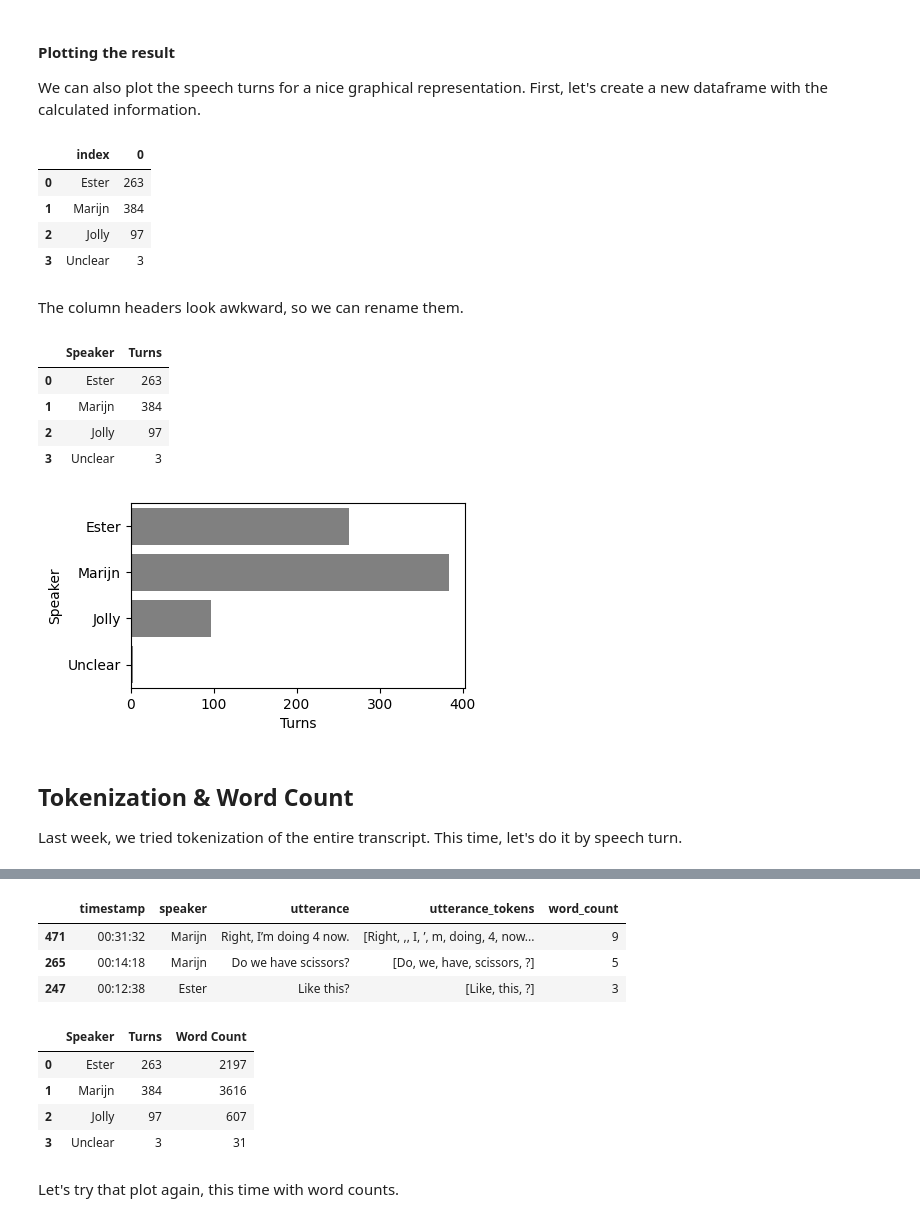
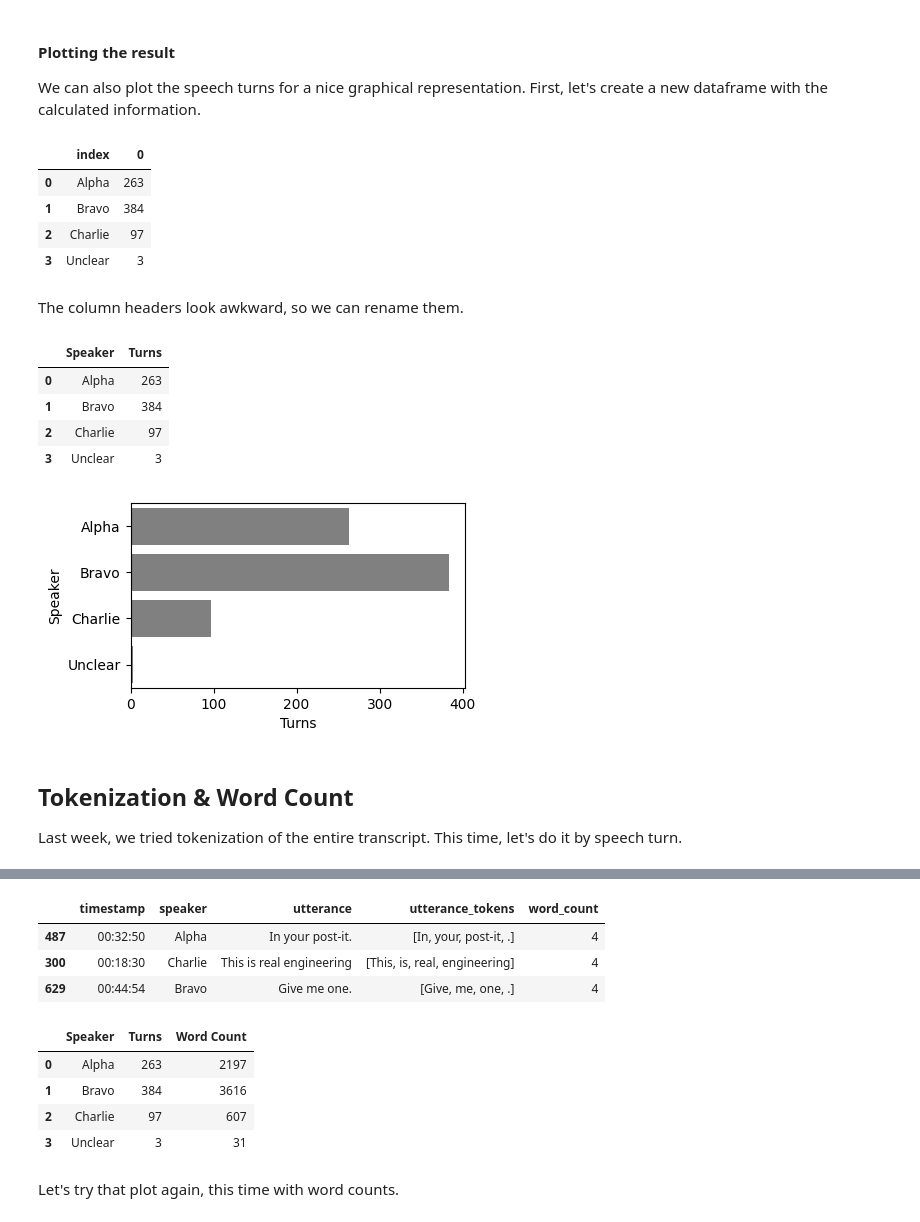
Before and after one commit to senthilchandrasegaran/id5138-comptext, a Jupyter notebook: 03-reading-transcript-files.ipynb, the cells around one changed output, grey strips where cells are left out. Drawn from its saved outputs; the diff is of its cells as text; code cells hidden in the pictures.

```diff
--- a/03-reading-transcript-files.ipynb
+++ b/03-reading-transcript-files.ipynb
@@ -14,7 +14,7 @@ import pandas as pd
 # %% [markdown]
 It is convention to add a `_df` suffix to all variables that represent dataframes. So we load the transcript into a variable called `transcript_df`.
 # %%
-transcript_df = pd.read_excel('data/edi_2024_sample.xlsx')
+transcript_df = pd.read_excel('data/sample_transcript.xlsx')
 # Print a random sample of the dataframe, showing 5 rows.
 transcript_df.sample(5)
 # %% [output]
@@ -67,9 +67,9 @@ turns_df = pd.DataFrame.from_dict(speaker_turn_counts, orient='index').reset_ind
 turns_df
 # %% [output]
 |  | index | 0 |
-| 0 | Ester | 263 |
-| 1 | Marijn | 384 |
-| 2 | Jolly | 97 |
+| 0 | Alpha | 263 |
+| 1 | Bravo | 384 |
+| 2 | Charlie | 97 |
 | 3 | Unclear | 3 |
 # %% [markdown]
 The column headers look awkward, so we can rename them.
@@ -78,9 +78,9 @@ turns_df = turns_df.rename(columns={"index": "Speaker", 0: "Turns"})
 turns_df
 # %% [output]
 |  | Speaker | Turns |
-| 0 | Ester | 263 |
-| 1 | Marijn | 384 |
-| 2 | Jolly | 97 |
+| 0 | Alpha | 263 |
+| 1 | Bravo | 384 |
+| 2 | Charlie | 97 |
 | 3 | Unclear | 3 |
 # %%
 # Import the plotting library
@@ -93,13 +93,13 @@ figure_width = figure_height * 3 * scale
 plt.figure(figsize=(figure_width, figure_height))
 g = sns.barplot(data=turns_df, x="Turns", y="Speaker", color='gray')
 # %% [output]
-[figure, old version]
+[figure, new version]
 # %% [markdown]
 ## Tokenization & Word Count
 Last week, we tried tokenization of the entire transcript. This time, let's do it by speech turn.
 # %%
 import nltk
-nltk.download('punkt_tab')  # comment this line after the first time you run this code.
+# nltk.download('punkt_tab')  # comment this line after the first time you run this code.
 from nltk import word_tokenize
 
 # Make a list of all utterances in the transcript
@@ -128,7 +125,7 @@ transcript_df.sample(3)
 |  | timestamp | speaker | utterance | utterance_tokens | word_count |
-| 471 | 00:31:32 | Marijn | Right, I’m doing 4 now. | [Right, ,, I, ’, m, doing, 4, now... | 9 |
-| 265 | 00:14:18 | Marijn | Do we have scissors? | [Do, we, have, scissors, ?] | 5 |
-| 247 | 00:12:38 | Ester | Like this? | [Like, this, ?] | 3 |
+| 487 | 00:32:50 | Alpha | In your post-it. | [In, your, post-it, .] | 4 |
+| 300 | 00:18:30 | Charlie | This is real engineering | [This, is, real, engineering] | 4 |
+| 629 | 00:44:54 | Bravo | Give me one. | [Give, me, one, .] | 4 |
 # %%
 # Let's use an eariler variable we established to get a non-repeating list of speakers.
 
@@ -145,9 +142,9 @@ if "Word Count" not in turns_df.columns :
 turns_df
 # %% [output]
 |  | Speaker | Turns | Word Count |
-| 0 | Ester | 263 | 2197 |
-| 1 | Marijn | 384 | 3616 |
-| 2 | Jolly | 97 | 607 |
+| 0 | Alpha | 263 | 2197 |
+| 1 | Bravo | 384 | 3616 |
+| 2 | Charlie | 97 | 607 |
 | 3 | Unclear | 3 | 31 |
 # %% [markdown]
 Let's try that plot again, this time with word counts.
```
Also changed, not shown: parts of 8 cells of this notebook, 1 other file.
